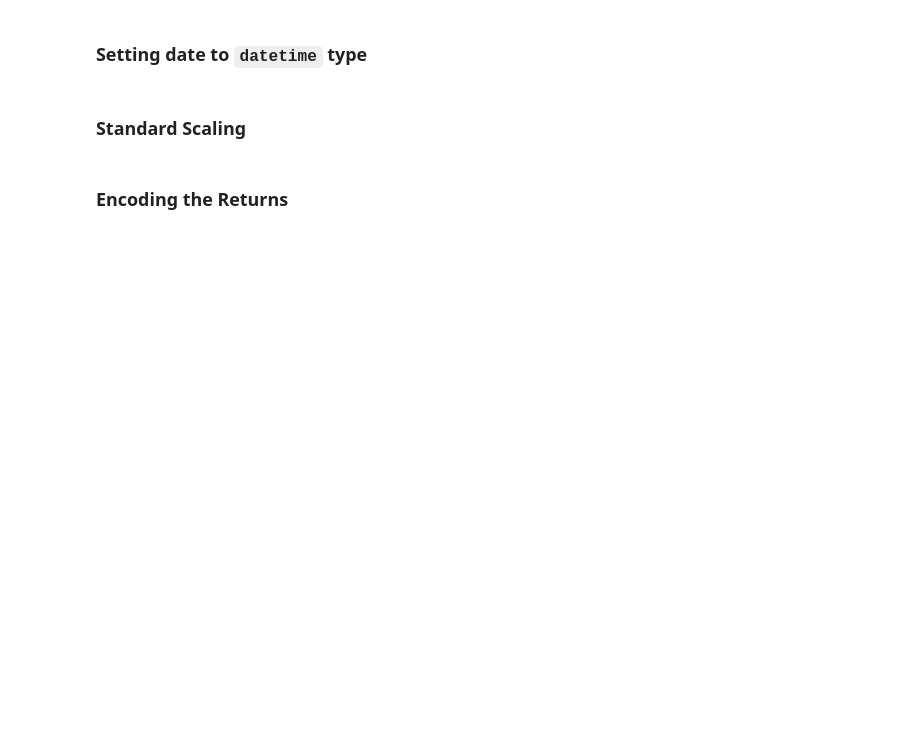
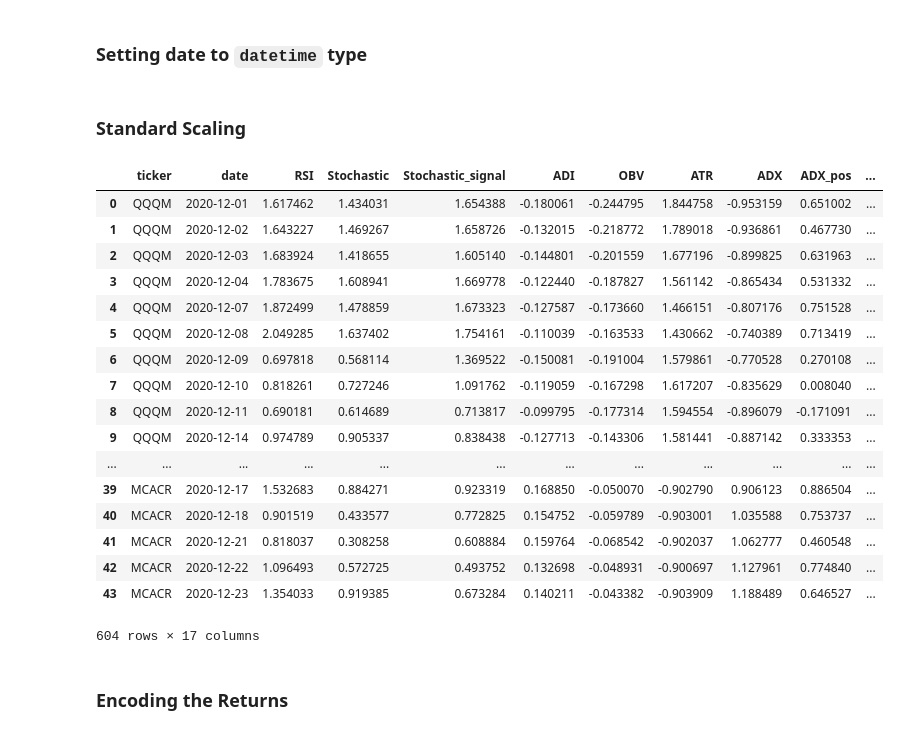
Before and after one commit to marcin-sobocinski/mlchartist, a Jupyter notebook: notebooks/companies_clusters/charles_companies_modeling_00-1_companies.ipynb, the cells around one changed output. Cells and saved outputs as stored; diff of their text form; code cells hidden in the pictures; blank space fills up the shorter version.

```diff
--- a/notebooks/charles_companies_modeling_1-5_companies.ipynb
+++ b/notebooks/companies_clusters/charles_companies_modeling_00-1_companies.ipynb
@@ -245,7 +245,7 @@ stocks_tickers
 # %%
 from termcolor import colored
 
-def precise_stocks_selector_local(tickers_list=[], path_files='../raw_data/processed/',
+def precise_stocks_selector_local(tickers_list=[], path_files='../../raw_data/processed/',
                                   random_sample=False, num_samp = 2, verbose=1):
     """
     Returns a concatened DataFrame of the stocks data which tickers' list were passed
@@ -318,7 +318,7 @@ def precise_stocks_selector_local(tickers_list=[], path_files='../raw_data/proce
         dfs = []
 
         for ticker in sample:
-            ticker_df = pd.read_csv('../raw_data/processed/'+ticker)
+            ticker_df = pd.read_csv('../../raw_data/processed/'+ticker)
             dfs.append(ticker_df)
             if verbose == 2:
                 print(colored(f"{ticker} DataFrame created", 'yellow'))
@@ -347,7 +347,7 @@ def precise_stocks_selector_local(tickers_list=[], path_files='../raw_data/proce
         for ticker in tickers_list:
             if ticker in filenames:
                 #print(f"{ticker}")
-                ticker_df = pd.read_csv('../raw_data/processed/'+ticker)
+                ticker_df = pd.read_csv('../../raw_data/processed/'+ticker)
                 dfs.append(ticker_df)
                 if verbose == 2:
                     print(colored(f"{ticker} DataFrame created", 'yellow'))
@@ -540,0 +520,3 @@ companies_1_5
+# %%
+companies_0_1 = stocks_tickers[0]
+companies_0_1
@@ -541,3 +545,3 @@ companies_1_5
 # %%
-stocks_1_5_df = precise_stocks_selector_local(tickers_list=companies_1_5, random_sample=True, num_samp = 4, verbose=1)
+stocks_0_1_df = precise_stocks_selector_local(tickers_list=companies_0_1, random_sample=True, num_samp = 8, verbose=1)
 # %% [output]
@@ -567,6 +572,6 @@ array(['NKLA', 'FTXO', 'PBCTP', 'GTYH'], dtype=object)
 # %% [markdown]
 ### Setting date to `datetime` type
 # %%
-stocks_1_5_df['date'] = pd.to_datetime(stocks_1_5_df['date'])
+stocks_0_1_df['date'] = pd.to_datetime(stocks_0_1_df['date'])
 # %% [markdown]
 ### Standard Scaling
@@ -575,2 +578,24 @@ scaled_stocks_1_5_df = std_scaler(stocks_1_5_df)
+# %%
+scaled_stocks_0_1_df = std_scaler(stocks_0_1_df)
+scaled_stocks_0_1_df
+# %% [output]
+|  | ticker | date | RSI | Stochastic | Stochastic_signal | ADI | OBV | ATR | ADX | ADX_pos | ... |
+| 0 | QQQM | 2020-12-01 | 1.617462 | 1.434031 | 1.654388 | -0.180061 | -0.244795 | 1.844758 | -0.953159 | 0.651002 | ... |
+| 1 | QQQM | 2020-12-02 | 1.643227 | 1.469267 | 1.658726 | -0.132015 | -0.218772 | 1.789018 | -0.936861 | 0.467730 | ... |
+| 2 | QQQM | 2020-12-03 | 1.683924 | 1.418655 | 1.605140 | -0.144801 | -0.201559 | 1.677196 | -0.899825 | 0.631963 | ... |
+| 3 | QQQM | 2020-12-04 | 1.783675 | 1.608941 | 1.669778 | -0.122440 | -0.187827 | 1.561142 | -0.865434 | 0.531332 | ... |
+| 4 | QQQM | 2020-12-07 | 1.872499 | 1.478859 | 1.673323 | -0.127587 | -0.173660 | 1.466151 | -0.807176 | 0.751528 | ... |
+| 5 | QQQM | 2020-12-08 | 2.049285 | 1.637402 | 1.754161 | -0.110039 | -0.163533 | 1.430662 | -0.740389 | 0.713419 | ... |
+| 6 | QQQM | 2020-12-09 | 0.697818 | 0.568114 | 1.369522 | -0.150081 | -0.191004 | 1.579861 | -0.770528 | 0.270108 | ... |
+| 7 | QQQM | 2020-12-10 | 0.818261 | 0.727246 | 1.091762 | -0.119059 | -0.167298 | 1.617207 | -0.835629 | 0.008040 | ... |
+| 8 | QQQM | 2020-12-11 | 0.690181 | 0.614689 | 0.713817 | -0.099795 | -0.177314 | 1.594554 | -0.896079 | -0.171091 | ... |
+| 9 | QQQM | 2020-12-14 | 0.974789 | 0.905337 | 0.838438 | -0.127713 | -0.143306 | 1.581441 | -0.887142 | 0.333353 | ... |
+| ... | ... | ... | ... | ... | ... | ... | ... | ... | ... | ... | ... |
+| 39 | MCACR | 2020-12-17 | 1.532683 | 0.884271 | 0.923319 | 0.168850 | -0.050070 | -0.902790 | 0.906123 | 0.886504 | ... |
+| 40 | MCACR | 2020-12-18 | 0.901519 | 0.433577 | 0.772825 | 0.154752 | -0.059789 | -0.903001 | 1.035588 | 0.753737 | ... |
+| 41 | MCACR | 2020-12-21 | 0.818037 | 0.308258 | 0.608884 | 0.159764 | -0.068542 | -0.902037 | 1.062777 | 0.460548 | ... |
+| 42 | MCACR | 2020-12-22 | 1.096493 | 0.572725 | 0.493752 | 0.132698 | -0.048931 | -0.900697 | 1.127961 | 0.774840 | ... |
+| 43 | MCACR | 2020-12-23 | 1.354033 | 0.919385 | 0.673284 | 0.140211 | -0.043382 | -0.903909 | 1.188489 | 0.646527 | ... |
+604 rows × 17 columns
 # %% [markdown]
 ### Encoding the Returns
```
Also changed, not shown: parts of 34 cells of this notebook, 15 other files.
